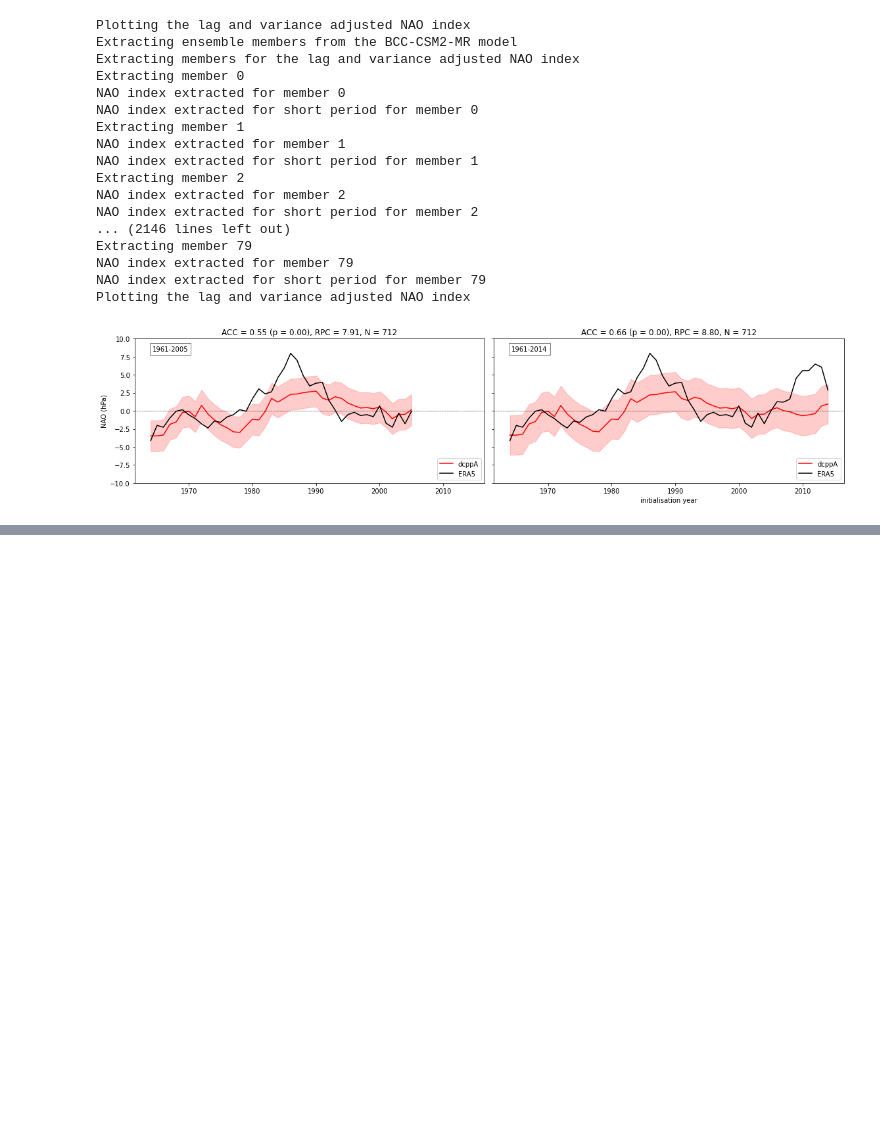
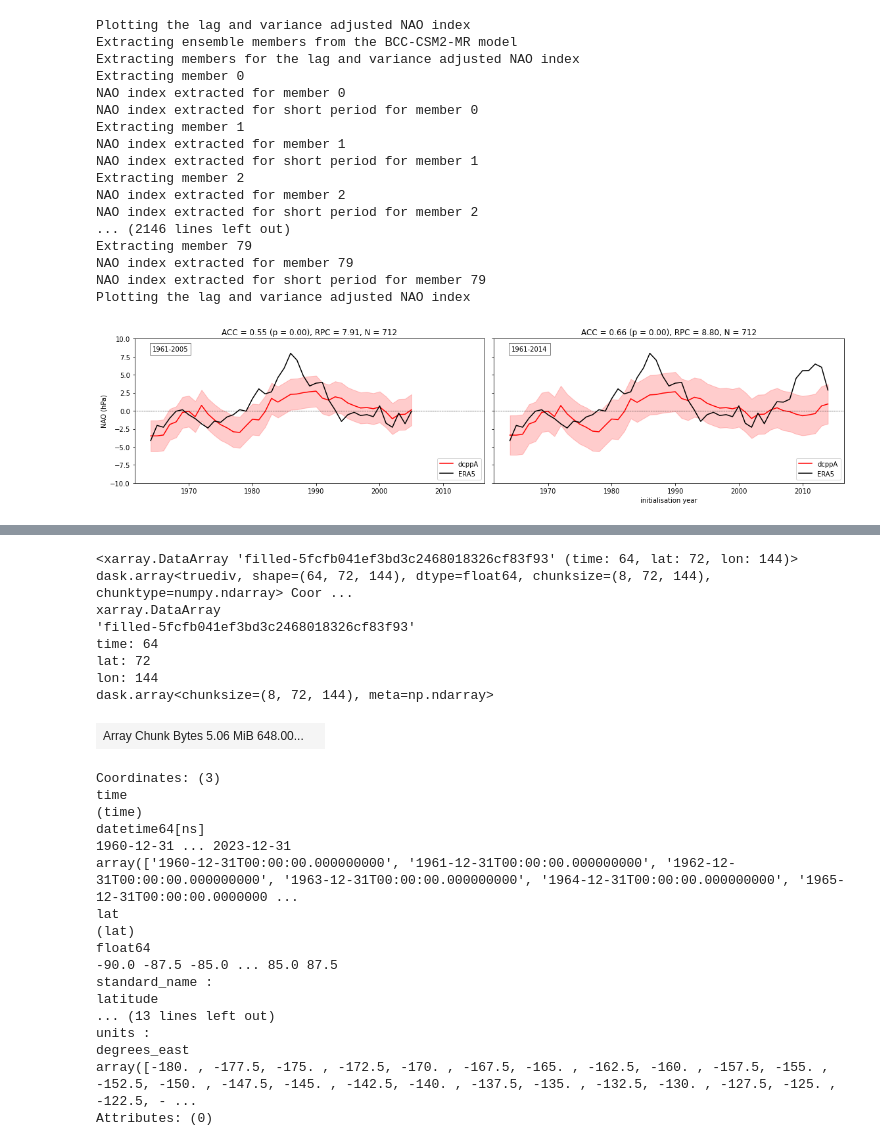
Before and after one commit to benhutchmet/skill-maps, a Jupyter notebook: python/testing-nao-skill.ipynb, the cells around one changed output, grey strips where cells are left out. Drawn from its saved outputs; the diff is of its cells as text; code cells hidden in the pictures; blank space fills up the shorter version.

Commit message:
tast years checking

```diff
--- a/python/testing-nao-skill.ipynb
+++ b/python/testing-nao-skill.ipynb
@@ -408,3 +380,13 @@ importlib.reload(sys.modules['functions'])
 
 # Import the functions again
 import functions as func
+# %%
+# Process the global psl anomalies to be used for the NAO index
+# for years 2-5
+obs_tas_anom = func.read_obs(variable='tas',
+                            region='global',
+                            forecast_range='2-9',
+                            season="DJFM",
+                            observations_path=obs_path_psl,
+                            start_year=1960,
+                            end_year=2023)
@@ -410,0 +421,28 @@ import functions as func
+# %%
+obs_tas_anom
+# %% [output]
+<xarray.DataArray 'filled-5fcfb041ef3bd3c2468018326cf83f93' (time: 64, lat: 72, lon: 144)> dask.array<truediv, shape=(64, 72, 144), dtype=float64, chunksize=(8, 72, 144), chunktype=numpy.ndarray> Coor ...
+xarray.DataArray
+'filled-5fcfb041ef3bd3c2468018326cf83f93'
+time: 64
+lat: 72
+lon: 144
+dask.array<chunksize=(8, 72, 144), meta=np.ndarray>
+| Array Chunk Bytes 5.06 MiB 648.00... |  |
+Coordinates: (3)
+time
+(time)
+datetime64[ns]
+1960-12-31 ... 2023-12-31
+array(['1960-12-31T00:00:00.000000000', '1961-12-31T00:00:00.000000000', '1962-12-31T00:00:00.000000000', '1963-12-31T00:00:00.000000000', '1964-12-31T00:00:00.000000000', '1965-12-31T00:00:00.0000000 ...
+lat
+(lat)
+float64
+-90.0 -87.5 -85.0 ... 85.0 87.5
+standard_name :
+latitude
+... (13 lines left out)
+units :
+degrees_east
+array([-180. , -177.5, -175. , -172.5, -170. , -167.5, -165. , -162.5, -160. , -157.5, -155. , -152.5, -150. , -147.5, -145. , -142.5, -140. , -137.5, -135. , -132.5, -130. , -127.5, -125. , -122.5, - ...
+Attributes: (0)
```
Also changed, not shown: parts of 14 cells of this notebook, 1 other file.
